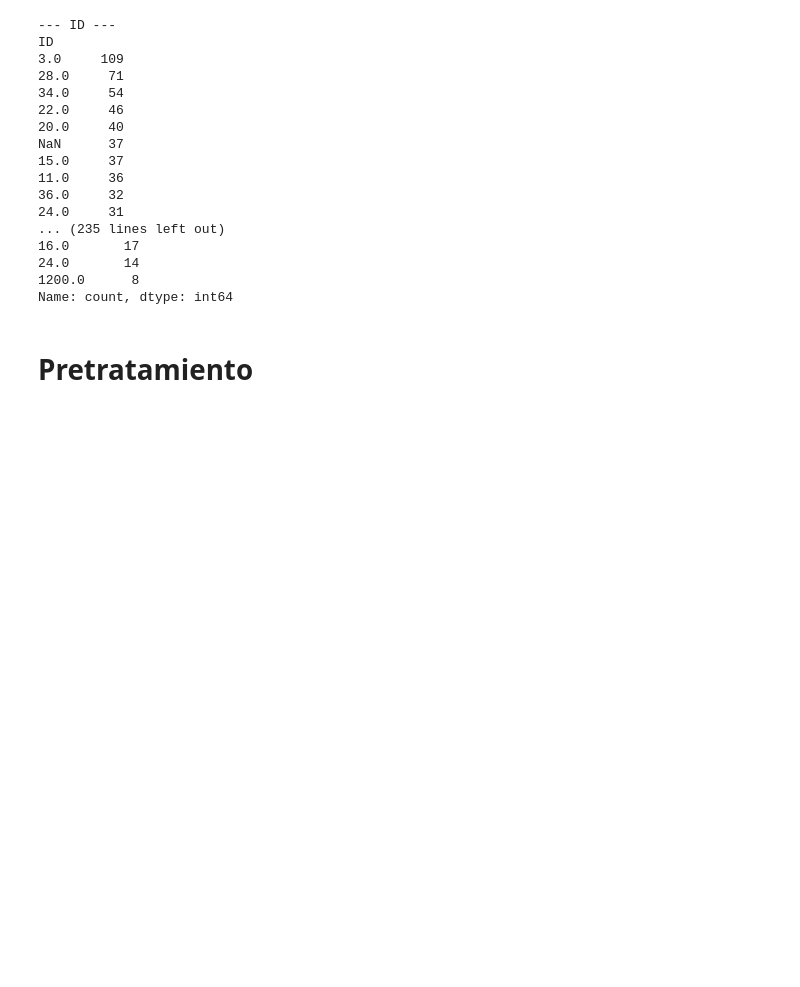
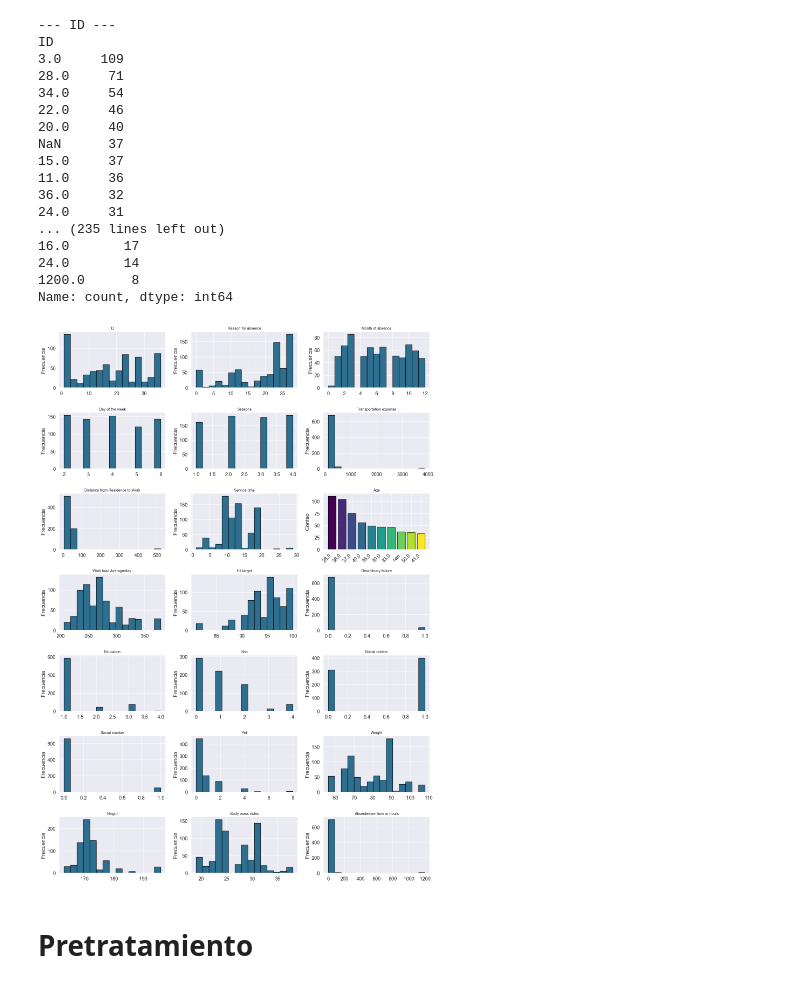
Before and after one commit to SDeGiuda/ProyectoDatos, a Jupyter notebook: ObligatorioDAtos.ipynb, the cells around one changed output. Drawn from its saved outputs; the diff is of its cells as text; code cells hidden in the pictures; blank space fills up the shorter version.

```diff
--- a/ObligatorioDAtos.ipynb
+++ b/ObligatorioDAtos.ipynb
@@ -7,7 +8,7 @@ sns.set(font_scale=1.2)
 col = '#3B1C8C'
 cm = 'viridis'
 # %%
-df = pd.read_csv('ProyectoDatos/Tema_13.csv')
+df = pd.read_csv('./Tema_13.csv')
 df.head()
 # %% [output]
 |  | ID | Reason for absence | Month of absence | Day of the week | Seasons | Transportation expense | ... |
@@ -43,6 +44,38 @@ def perColInfo (df):
         print(f"\n--- {col} ---")
         print(df[col].value_counts(dropna=False).head(10))
 
+def perColPlot(df, max_categories=10, figsize=(5, 3), cm='viridis'):
+    num_cols = len(df.columns)
+    ncols = 3
+    nrows = -(-num_cols // ncols)  # ceil division
+
+    cmap = plt.get_cmap(cm)
+
+    plt.figure(figsize=(figsize[0] * ncols, figsize[1] * nrows))
+
+    for i, col in enumerate(df.columns, 1):
+        plt.subplot(nrows, ncols, i)
+        plt.title(col, fontsize=10)
+
+        # Valores y colores según el colormap
+        value_counts = df[col].value_counts(dropna=False).head(max_categories)
+
+        if df[col].dtype.kind in "biufc":
+            n = 15
+            colors = cmap(np.linspace(0, 1, n))
+            plt.hist(df[col].dropna(), bins=n, color=colors[5], edgecolor='black')
+            plt.ylabel("Frecuencia")
+        else:
+            n = len(value_counts)
+            colors = cmap(np.linspace(0, 1, n))
+            bars = plt.bar(value_counts.index.astype(str), value_counts.values, color=colors, edgecolor='black')
+            plt.xticks(rotation=45, ha='right')
+            plt.ylabel("Conteo")
+
+        plt.tight_layout()
+
+    plt.show()
+
 perColInfo(df)
 # %% [output]
 --- ID ---
@@ -62,6 +95,10 @@ NaN      37
 24.0       14
 1200.0      8
 Name: count, dtype: int64
+# %%
+perColPlot(df)
+# %% [output]
+[figure, added]
 # %% [markdown]
 # Pretratamiento
 # %%
```
Also changed, not shown: parts of 3 cells of this notebook.
